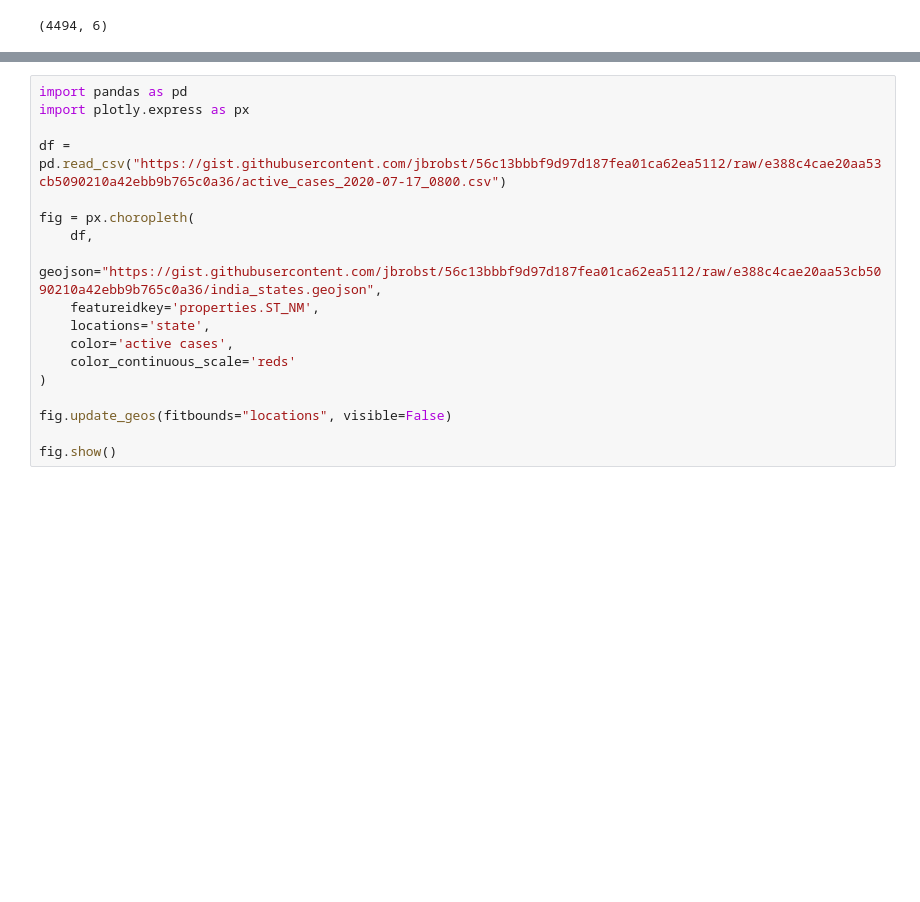
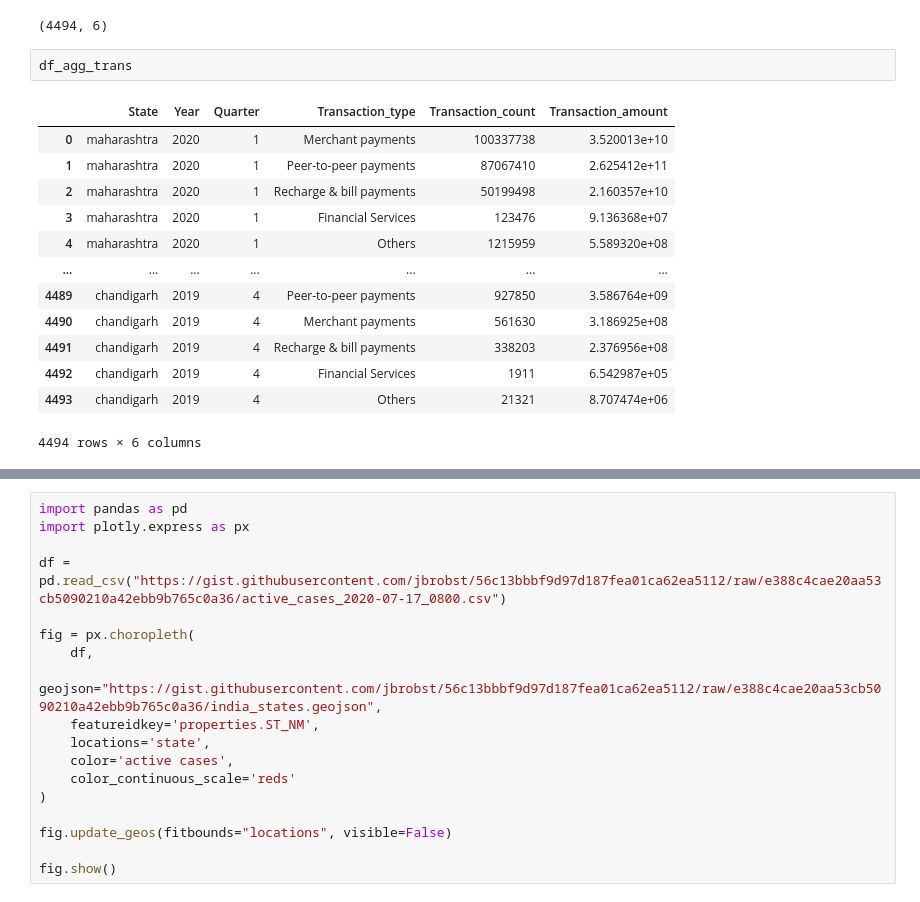
Before and after one commit to aarohishaiva/Phonepay_project_2, a Jupyter notebook: Project_2_Phone_pe.ipynb, the cells around one changed output, grey strips where cells are left out. Cells and saved outputs as stored; diff of their text form; blank space fills up the shorter version.

```diff
--- a/Project_2_Phone_pe.ipynb
+++ b/Project_2_Phone_pe.ipynb
@@ -89,6 +84,22 @@ df_agg_trans = pd.DataFrame(columns1)
 df_agg_trans.shape
 # %% [output]
 (4494, 6)
+# %%
+df_agg_trans
+# %% [output]
+|  | State | Year | Quarter | Transaction_type | Transaction_count | Transaction_amount |
+| 0 | maharashtra | 2020 | 1 | Merchant payments | 100337738 | 3.520013e+10 |
+| 1 | maharashtra | 2020 | 1 | Peer-to-peer payments | 87067410 | 2.625412e+11 |
+| 2 | maharashtra | 2020 | 1 | Recharge & bill payments | 50199498 | 2.160357e+10 |
+| 3 | maharashtra | 2020 | 1 | Financial Services | 123476 | 9.136368e+07 |
+| 4 | maharashtra | 2020 | 1 | Others | 1215959 | 5.589320e+08 |
+| ... | ... | ... | ... | ... | ... | ... |
+| 4489 | chandigarh | 2019 | 4 | Peer-to-peer payments | 927850 | 3.586764e+09 |
+| 4490 | chandigarh | 2019 | 4 | Merchant payments | 561630 | 3.186925e+08 |
+| 4491 | chandigarh | 2019 | 4 | Recharge & bill payments | 338203 | 2.376956e+08 |
+| 4492 | chandigarh | 2019 | 4 | Financial Services | 1911 | 6.542987e+05 |
+| 4493 | chandigarh | 2019 | 4 | Others | 21321 | 8.707474e+06 |
+4494 rows × 6 columns
 # %%
 path2 = "/content/pulse/data/aggregated/user/country/india/state/"
 
```
Also changed, not shown: parts of 25 cells of this notebook.
